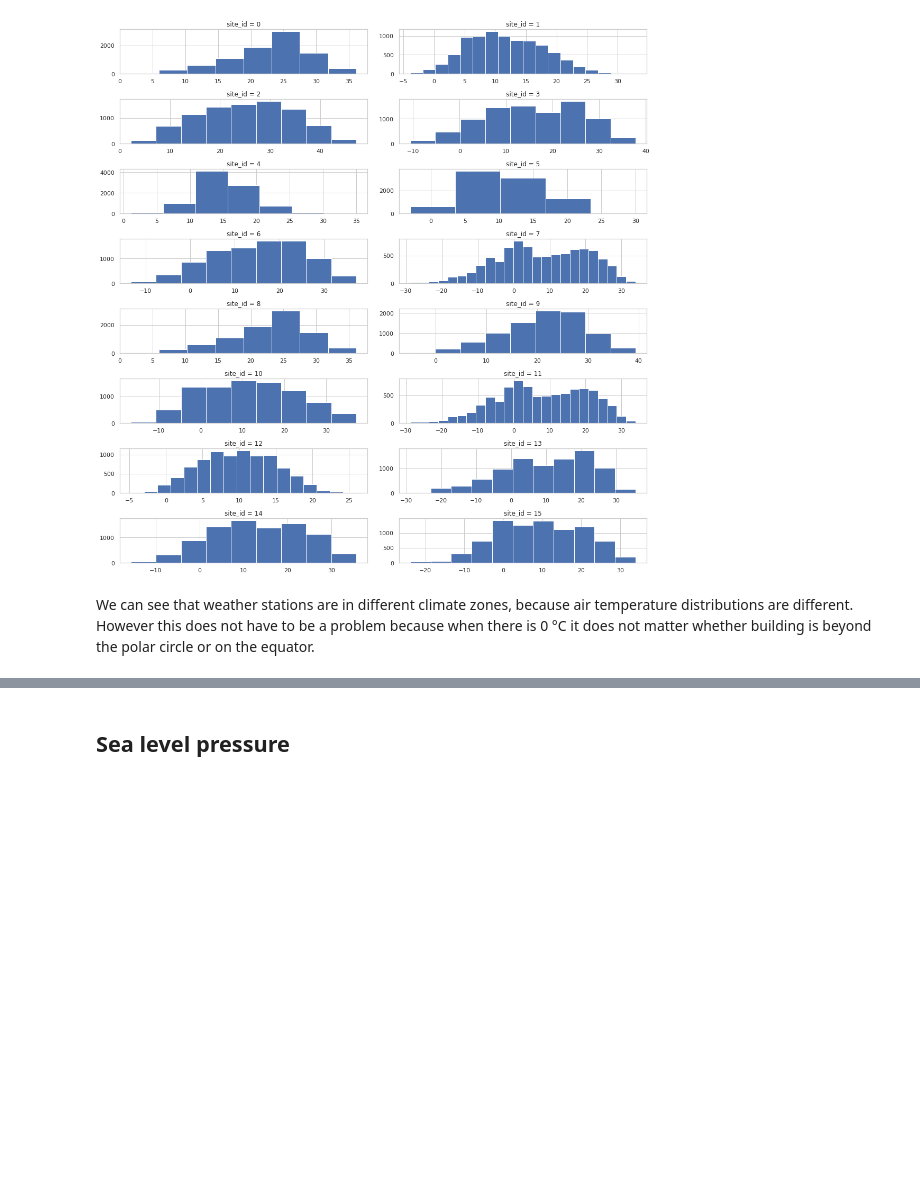
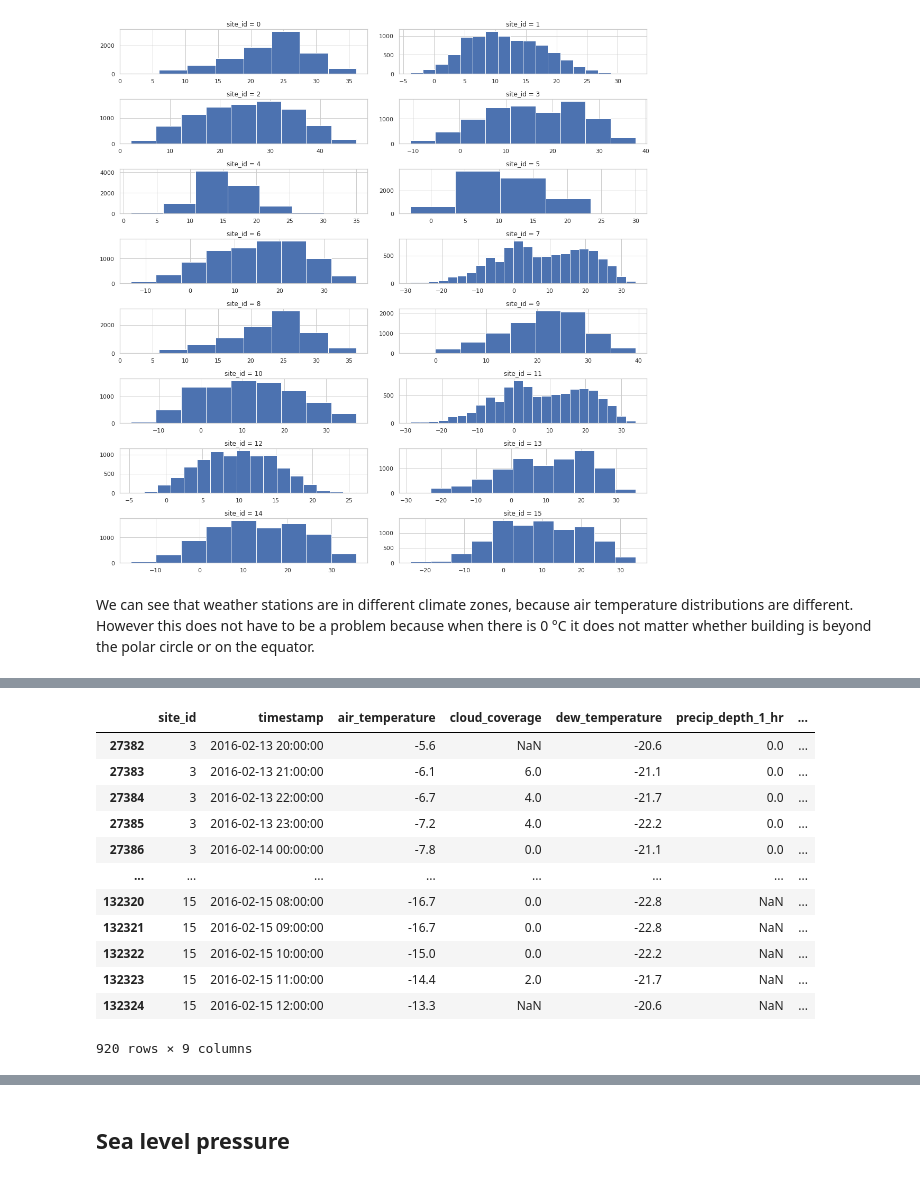
Before and after one commit to dmitana/fiit_knowledge_discovery_project, a Jupyter notebook: notebooks/analysis.ipynb, the cells around one changed output, grey strips where cells are left out. Cells and saved outputs as stored; diff of their text form; code cells hidden in the pictures; blank space fills up the shorter version.

```diff
--- a/notebooks/analysis.ipynb
+++ b/notebooks/analysis.ipynb
@@ -357,0 +393,17 @@ We can see that weather stations are in different climate zones, because air tem
+# %%
+at_outliers = get_outliers(train_weather, 'dew_temperature')
+at_outliers
+# %% [output]
+|  | site_id | timestamp | air_temperature | cloud_coverage | dew_temperature | precip_depth_1_hr | ... |
+| 27382 | 3 | 2016-02-13 20:00:00 | -5.6 | NaN | -20.6 | 0.0 | ... |
+| 27383 | 3 | 2016-02-13 21:00:00 | -6.1 | 6.0 | -21.1 | 0.0 | ... |
+| 27384 | 3 | 2016-02-13 22:00:00 | -6.7 | 4.0 | -21.7 | 0.0 | ... |
+| 27385 | 3 | 2016-02-13 23:00:00 | -7.2 | 4.0 | -22.2 | 0.0 | ... |
+| 27386 | 3 | 2016-02-14 00:00:00 | -7.8 | 0.0 | -21.1 | 0.0 | ... |
+| ... | ... | ... | ... | ... | ... | ... | ... |
+| 132320 | 15 | 2016-02-15 08:00:00 | -16.7 | 0.0 | -22.8 | NaN | ... |
+| 132321 | 15 | 2016-02-15 09:00:00 | -16.7 | 0.0 | -22.8 | NaN | ... |
+| 132322 | 15 | 2016-02-15 10:00:00 | -15.0 | 0.0 | -22.2 | NaN | ... |
+| 132323 | 15 | 2016-02-15 11:00:00 | -14.4 | 2.0 | -21.7 | NaN | ... |
+| 132324 | 15 | 2016-02-15 12:00:00 | -13.3 | NaN | -20.6 | NaN | ... |
+920 rows × 9 columns
```
Also changed, not shown: parts of 10 cells of this notebook.
